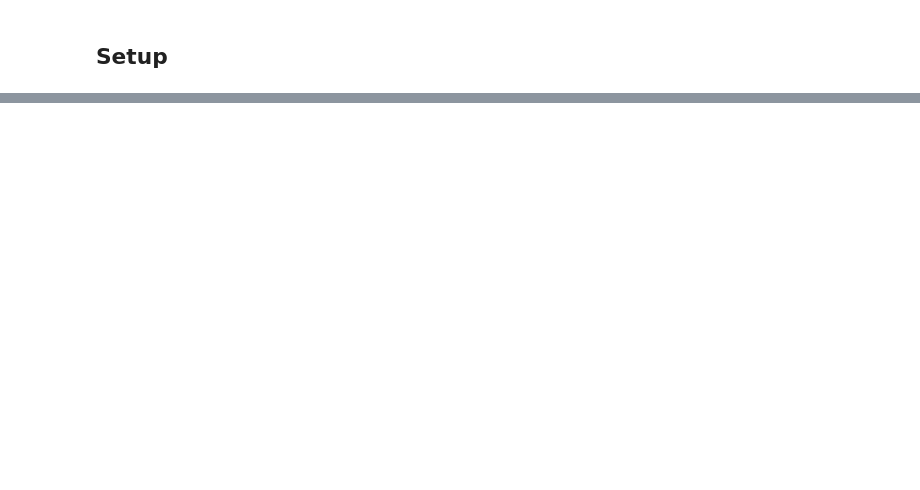
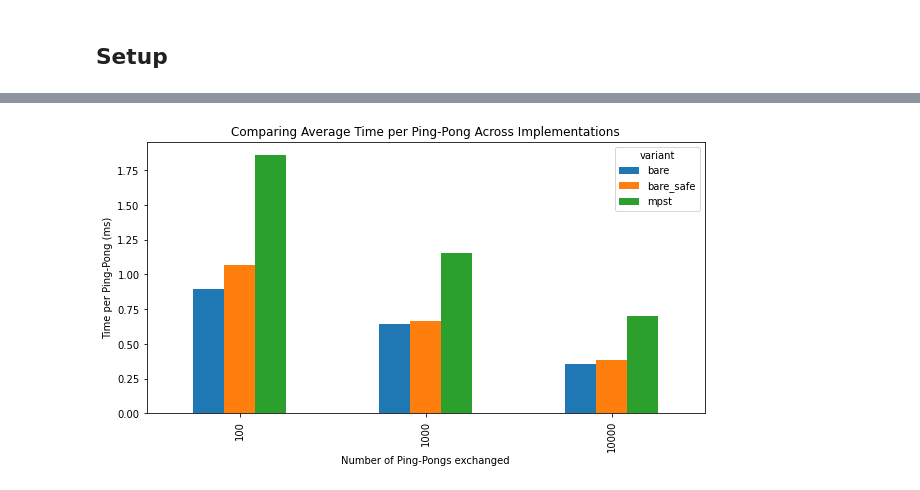
Before and after one commit to ansonmiu0214/TypeScript-Multiparty-Sessions, a Jupyter notebook: benchmarks/Benchmarks.ipynb, the cells around one changed output, grey strips where cells are left out. Saved outputs shown, nothing was run; the diff lists cells and outputs as text; code cells hidden in the pictures; blank space fills up the shorter version.

```diff
--- a/benchmarks/Benchmarks.ipynb
+++ b/benchmarks/Benchmarks.ipynb
@@ -31,21 +47,34 @@ Resolving deltas: 100% (592/592), done.
 # %%
 def from_ms(ms):
+    """Parse numerical millisecond value from string suffixed with 'ms'.'"""
+
     return float(ms[:-2])
 
 def parse_log(content, prefix = 'benchmark'):
+    """Parse log content generated from repo benchmarking tools.
+
+    Returns (message_sent, elapsed_ms, total_elapsed_ms),
+    where (message_sent, elapsed_ms) are used for plotting."""
+
     relevant_lines = [line.strip() for line in content
                       if line.startswith(prefix) and line.strip()]
 
     message_sent = [0]
     elapsed_ms = [0.0]
+    total_elapsed_ms = None
 
-    for line in relevant_lines[:-1]:
-        _, time, count = line.split(' ')
-        message_sent.append(int(count))
-        elapsed_ms.append(from_ms(time))
+    for line in relevant_lines:
+        components = line.split(' ')
+        if len(components) == 3:
+            _, time, count = line.split(' ')
+            message_sent.append(int(count))
+            elapsed_ms.append(from_ms(time))
+        else:
+            _, total_elapsed_str = components
+            total_elapsed_ms = from_ms(total_elapsed_str)
 
-    _, total_elapsed_str = relevant_lines[-1].split(' ')
-    total_elapsed_ms = from_ms(total_elapsed_str)
+    if total_elapsed_ms is None:
+        total_elapsed_ms = elapsed_ms[-1]
 
     return message_sent, elapsed_ms, total_elapsed_ms
 # %%
@@ -78,0 +239,8 @@ Average elapsed: 2267.0894 ms
+# %%
+data.plt_average_elapsed().plot(kind='bar', figsize=(10, 5))
+plt.xlabel('Number of Ping-Pongs exchanged')
+plt.ylabel('Time per Ping-Pong (ms)')
+plt.title('Comparing Average Time per Ping-Pong Across Implementations')
+plt.show()
+# %% [output]
+[figure, added]
```
Also changed, not shown: parts of 14 cells of this notebook.
